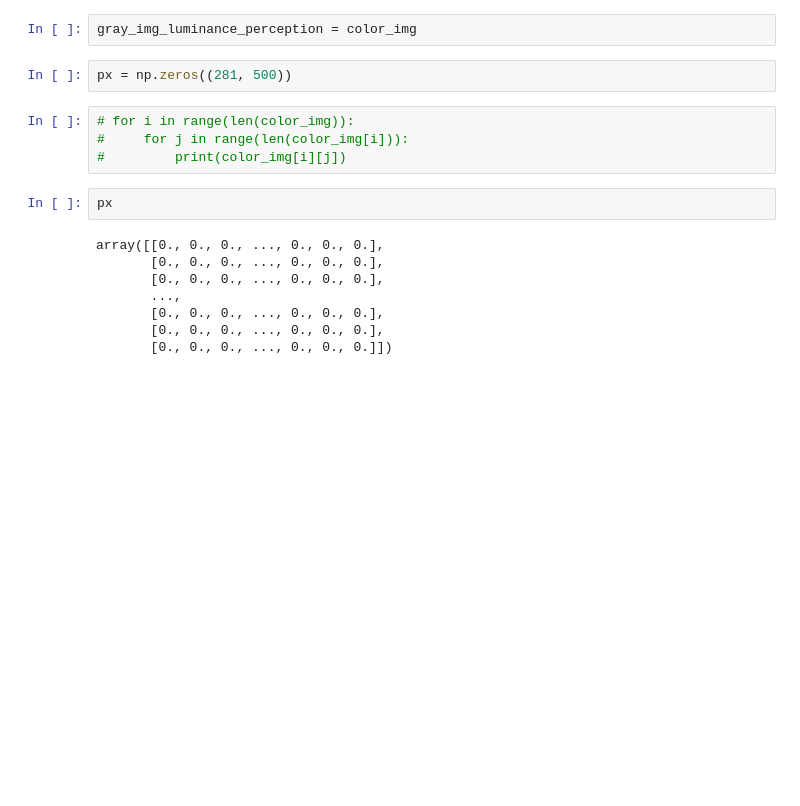
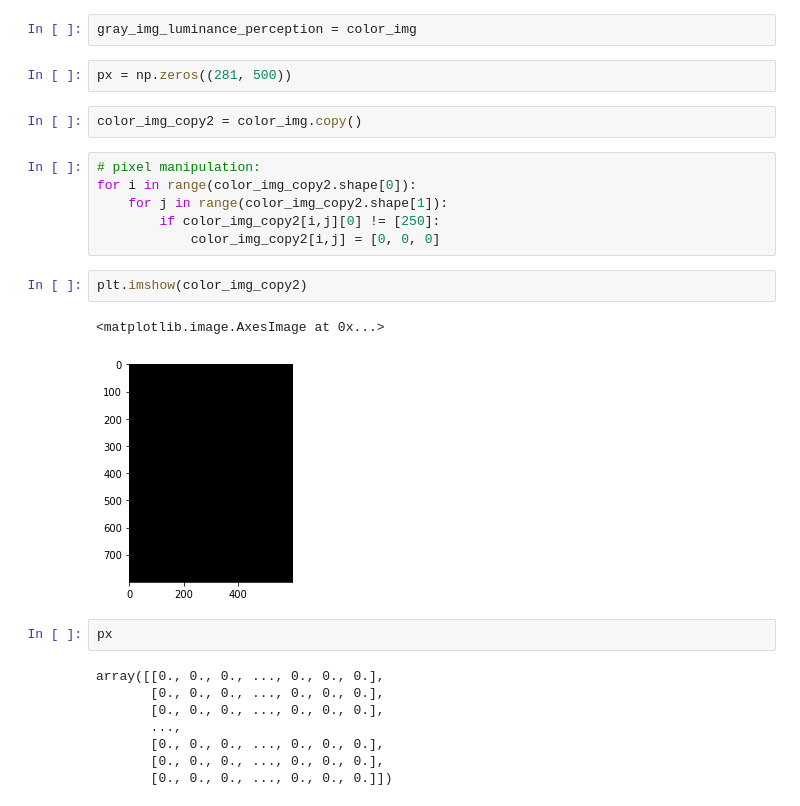
Before and after one commit to tweeraratne/problem-solving, a Jupyter notebook: Code_to_convert_RGB_image_to_Grayscale.ipynb, the cells around one changed output. Drawn from its saved outputs; the diff is of its cells as text; blank space fills up the shorter version.

Commit message:
researching pixel manipulation with interating over image numpy array slice

```diff
--- a/Code_to_convert_RGB_image_to_Grayscale.ipynb
+++ b/Code_to_convert_RGB_image_to_Grayscale.ipynb
@@ -102,10 +102,19 @@ plt.imshow(color_img_copy1)
 gray_img_luminance_perception = color_img
 # %%
 px = np.zeros((281, 500))
+# %%
+color_img_copy2 = color_img.copy()
 # %%
-# for i in range(len(color_img)):
-#     for j in range(len(color_img[i])):
-#         print(color_img[i][j])
+# pixel manipulation:
+for i in range(color_img_copy2.shape[0]):
+    for j in range(color_img_copy2.shape[1]):
+        if color_img_copy2[i,j][0] != [250]:
+            color_img_copy2[i,j] = [0, 0, 0]
+# %%
+plt.imshow(color_img_copy2)
+# %% [output]
+<matplotlib.image.AxesImage at 0x...>
+[figure, added]
 # %%
 px
 # %% [output]
```
Also changed, not shown: parts of 1 cell of this notebook.
